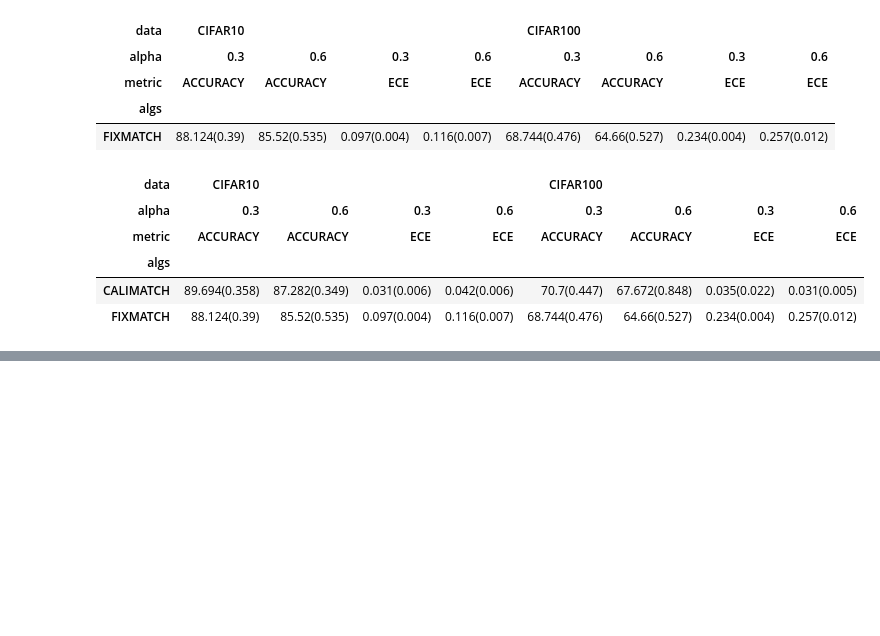
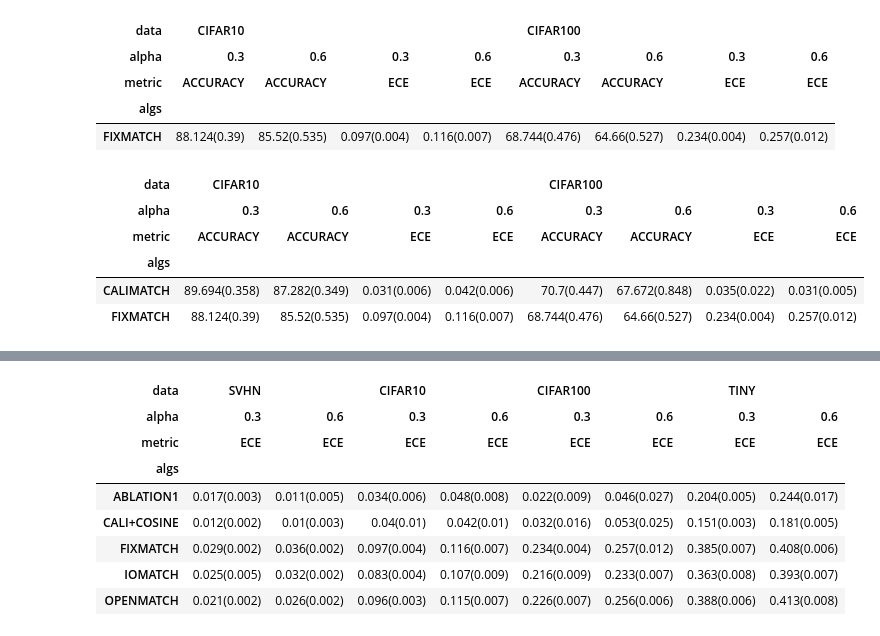
Before and after one commit to bogus215/SafeSSL-Calibration, a Jupyter notebook: jupyters/performance.ipynb, the cells around one changed output, grey strips where cells are left out. Cells and saved outputs as stored; diff of their text form; code cells hidden in the pictures; blank space fills up the shorter version.

Commit message:
Performance update

```diff
--- a/jupyters/performance.ipynb
+++ b/jupyters/performance.ipynb
@@ -168,2 +176,31 @@ pandas.pivot(results, columns=['data','alpha','metric'], values='value', index='
 | IOMATCH | 95.72(0.435) | 94.52(0.325) | 89.21(0.312) | 86.23(0.929) | 69.35(0.781) | 65.592(0.81) | 46.332(0.889) | 43.15(0.948) |
 | OPENMATCH | 96.62(0.228) | 95.67(0.144) | 88.038(0.245) | 86.192(0.737) | 69.648(0.932) | 65.648(1.02) | 46.9(0.626) | 44.02(0.633) |
+# %%
+import numpy, pandas
+pandas.DataFrame()
+results = {"data":[],"metric":[],"alpha":[],"algs":[],"value":[]}
+for data in ["SVHN","CIFAR10",'CIFAR100','TINY']:
+    for metric in ['ECE']:
+        for alpha in [0.3, 0.6]:
+            for algs in ["FIXMATCH",'IOMATCH','OPENMATCH','ABLATION1','CALI+COSINE']:
+
+                value = str(numpy.mean(PERFORMANCE[data][algs][metric][f"alpha={alpha}"]).round(3)) + "(" + str(numpy.std(PERFORMANCE[data][algs][metric][f"alpha={alpha}"]).round(3)) + ")"
+
+                results["data"].append(data)
+                results["metric"].append(metric)
+                results["alpha"].append(alpha)
+                results["value"].append(value)
+                results["algs"].append(algs)
+
+results = pandas.DataFrame(results)
+pandas.pivot(results, columns=['data','alpha','metric'], values='value', index='algs')
+# %% [output]
+| data | SVHN |  | CIFAR10 |  | CIFAR100 |  | TINY |  |
+| alpha | 0.3 | 0.6 | 0.3 | 0.6 | 0.3 | 0.6 | 0.3 | 0.6 |
+| metric | ECE | ECE | ECE | ECE | ECE | ECE | ECE | ECE |
+| algs |  |  |  |  |  |  |  |  |
+| ABLATION1 | 0.017(0.003) | 0.011(0.005) | 0.034(0.006) | 0.048(0.008) | 0.022(0.009) | 0.046(0.027) | 0.204(0.005) | 0.244(0.017) |
+| CALI+COSINE | 0.012(0.002) | 0.01(0.003) | 0.04(0.01) | 0.042(0.01) | 0.032(0.016) | 0.053(0.025) | 0.151(0.003) | 0.181(0.005) |
+| FIXMATCH | 0.029(0.002) | 0.036(0.002) | 0.097(0.004) | 0.116(0.007) | 0.234(0.004) | 0.257(0.012) | 0.385(0.007) | 0.408(0.006) |
+| IOMATCH | 0.025(0.005) | 0.032(0.002) | 0.083(0.004) | 0.107(0.009) | 0.216(0.009) | 0.233(0.007) | 0.363(0.008) | 0.393(0.007) |
+| OPENMATCH | 0.021(0.002) | 0.026(0.002) | 0.096(0.003) | 0.115(0.007) | 0.226(0.007) | 0.256(0.006) | 0.388(0.006) | 0.413(0.008) |
```
Also changed, not shown: parts of 6 cells of this notebook.
